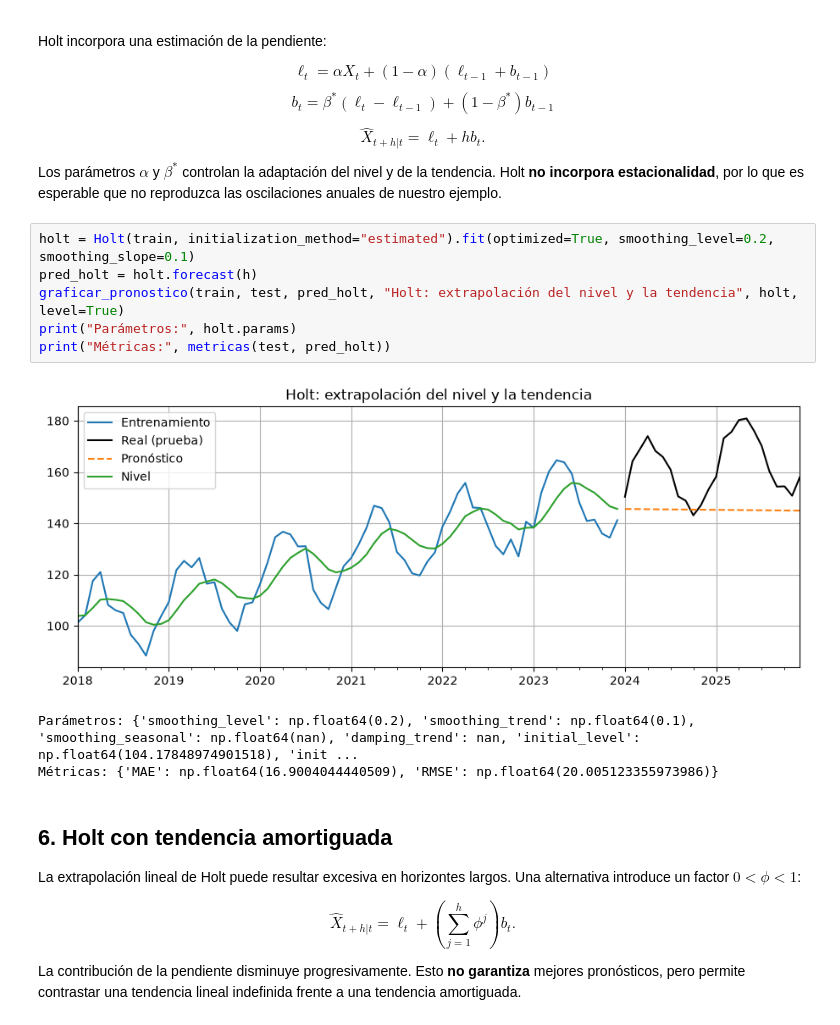
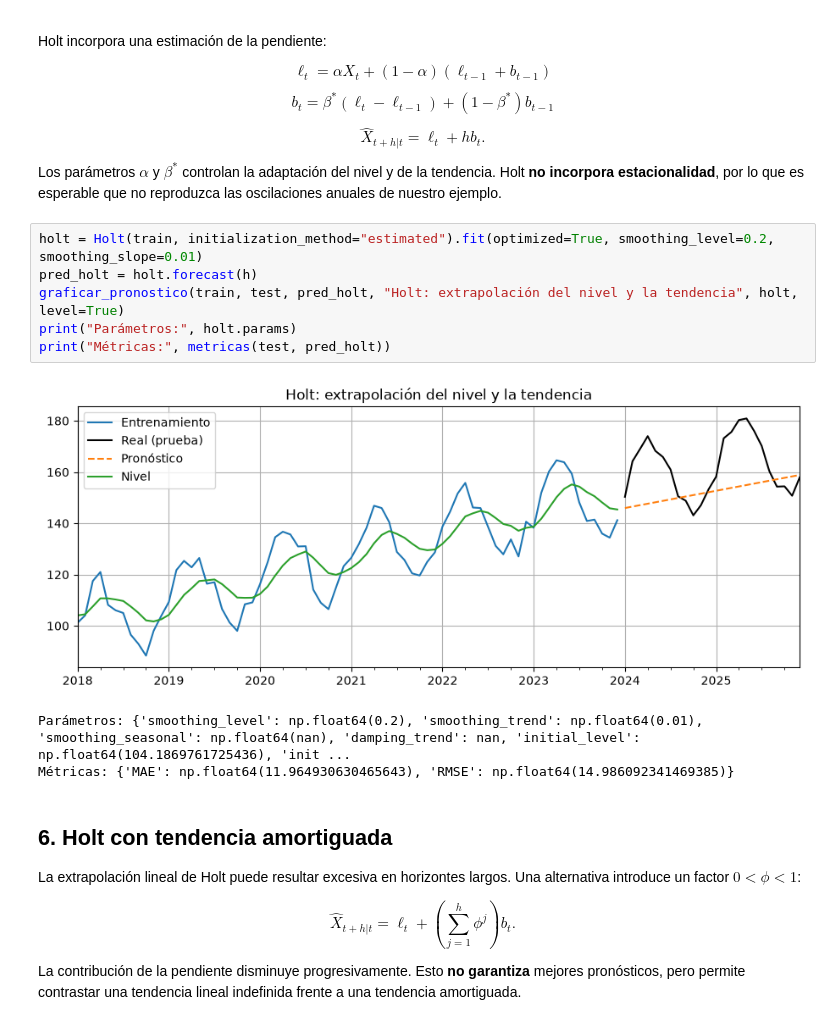
Before and after one commit to robertohincapie/Curso_TAAE, a Jupyter notebook: Unidad 4/Series de tiempo 3 Suavizacion exponencial.ipynb, the cells around one changed output. Saved outputs shown, nothing was run; the diff lists cells and outputs as text.

```diff
--- a/Unidad 4/Series de tiempo 3 Suavizacion exponencial.ipynb
+++ b/Unidad 4/Series de tiempo 3 Suavizacion exponencial.ipynb
@@ -150,15 +150,15 @@ $$\widehat X_{t+h|t}=\ell_t+h b_t.$$
 
 Los parámetros $\alpha$ y $\beta^*$ controlan la adaptación del nivel y de la tendencia. Holt **no incorpora estacionalidad**, por lo que es esperable que no reproduzca las oscilaciones anuales de nuestro ejemplo.
 # %%
-holt = Holt(train, initialization_method="estimated").fit(optimized=True, smoothing_level=0.2, smoothing_slope=0.1)
+holt = Holt(train, initialization_method="estimated").fit(optimized=True, smoothing_level=0.2, smoothing_slope=0.01)
 pred_holt = holt.forecast(h)
 graficar_pronostico(train, test, pred_holt, "Holt: extrapolación del nivel y la tendencia", holt, level=True)
 print("Parámetros:", holt.params)
 print("Métricas:", metricas(test, pred_holt))
 # %% [output]
-[figure, old version]
+[figure, new version]
-Parámetros: {'smoothing_level': np.float64(0.2), 'smoothing_trend': np.float64(0.1), 'smoothing_seasonal': np.float64(nan), 'damping_trend': nan, 'initial_level': np.float64(104.17848974901518), 'init ...
-Métricas: {'MAE': np.float64(16.9004044440509), 'RMSE': np.float64(20.005123355973986)}
+Parámetros: {'smoothing_level': np.float64(0.2), 'smoothing_trend': np.float64(0.01), 'smoothing_seasonal': np.float64(nan), 'damping_trend': nan, 'initial_level': np.float64(104.1869761725436), 'init ...
+Métricas: {'MAE': np.float64(11.964930630465643), 'RMSE': np.float64(14.986092341469385)}
 # %% [markdown]
 ## 6. Holt con tendencia amortiguada
 
```
Also changed, not shown: parts of 3 cells of this notebook, 2 other files.
